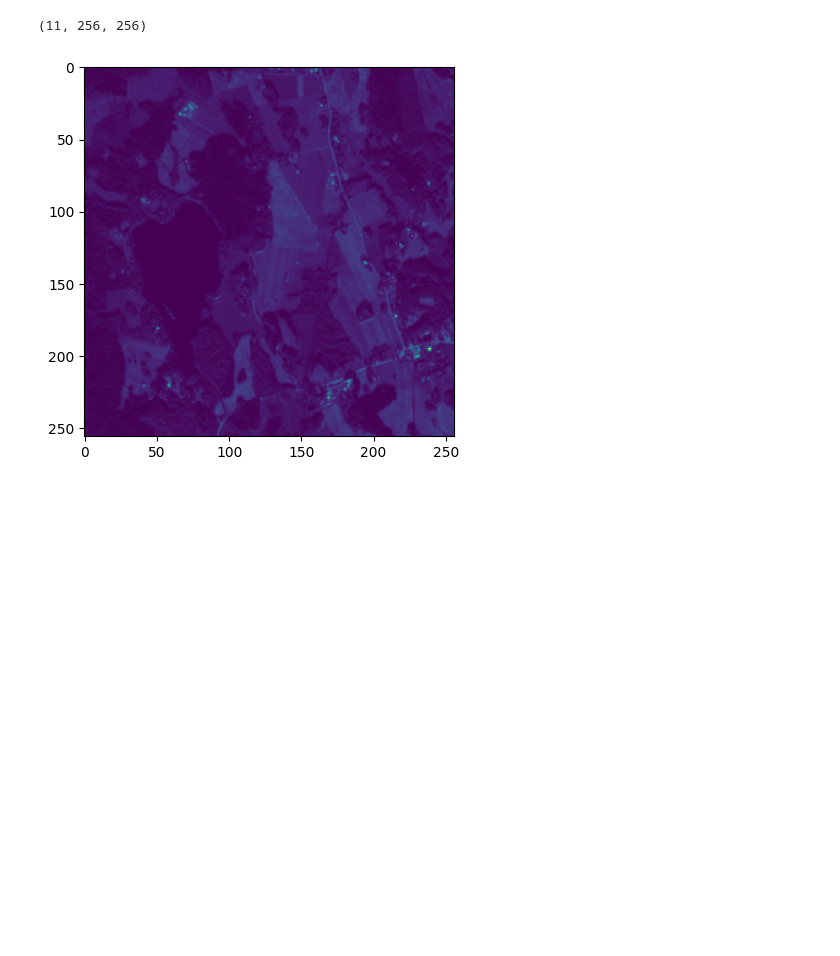
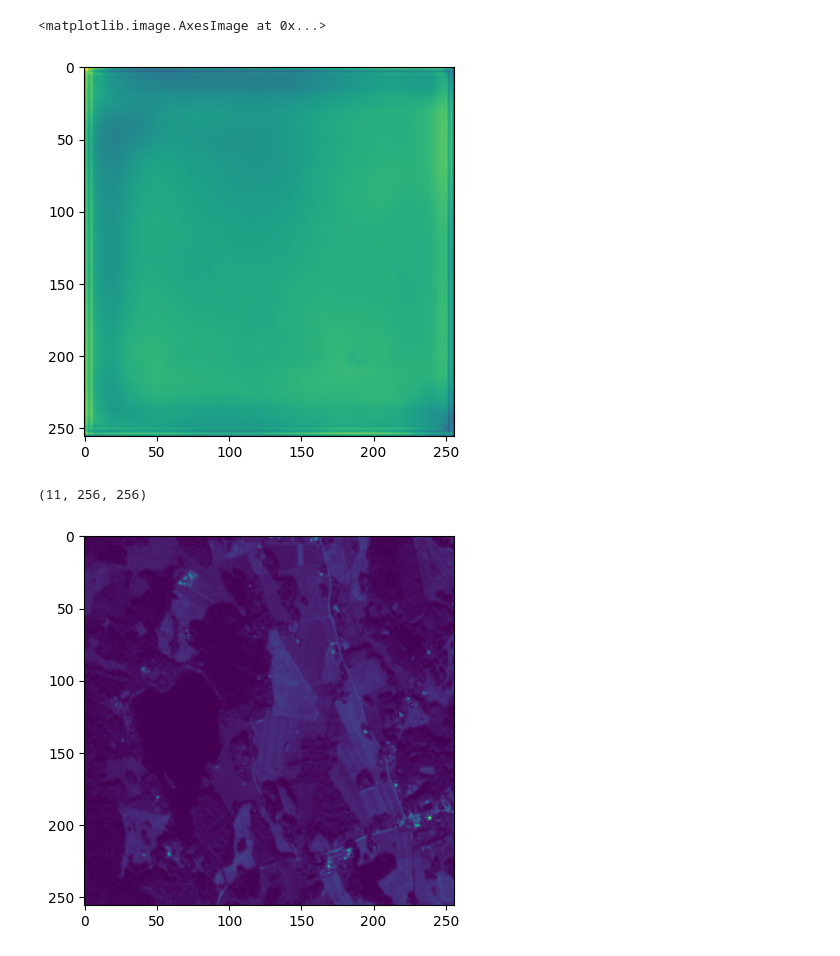
Before and after one commit to TeamEpochGithub/forestbiomass, a Jupyter notebook: analysis/exploratory_data_analysis/one_patch.ipynb, the cells around one changed output. Cells and saved outputs as stored; diff of their text form; code cells hidden in the pictures; blank space fills up the shorter version.

```diff
--- a/analysis/exploratory_data_analysis/one_patch.ipynb
+++ b/analysis/exploratory_data_analysis/one_patch.ipynb
@@ -12 +18,8 @@ train_label_path = osp.join(osp.dirname(img_data.__file__), "train_agbm")
+# %%
+path_temp = r"C:\Users\Team Epoch A\Documents\Epoch III\forestbiomass\data\imgs\test_agbm\00a28320_agbm.tif"
+d = get_data_from_path(path_temp)
+plt.imshow(d)
+# %% [output]
+<matplotlib.image.AxesImage at 0x...>
+[figure, added]
 # %%
```
Also changed, not shown: parts of 2 cells of this notebook, 5 other files.
